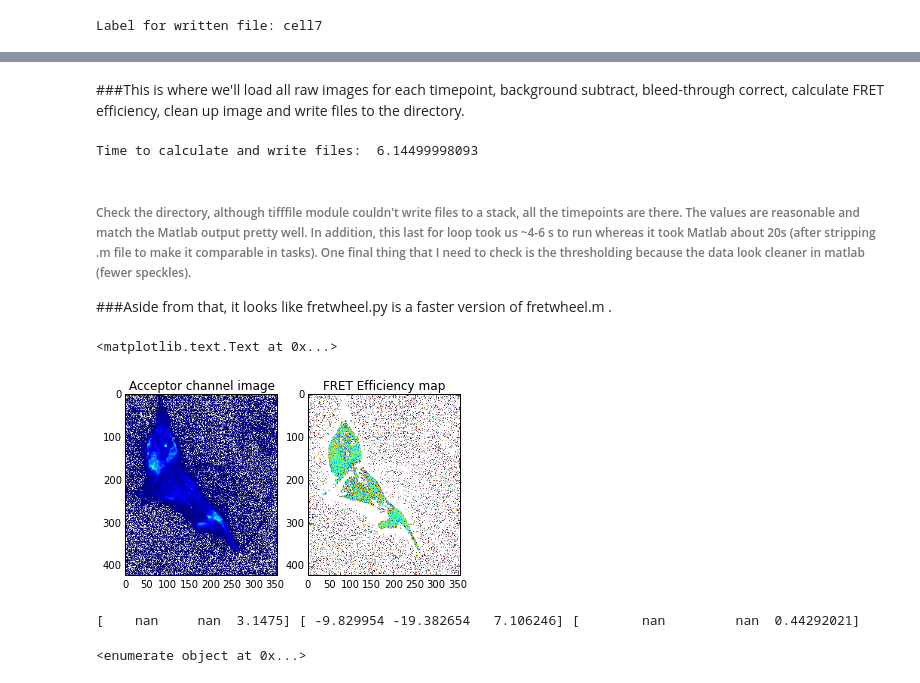
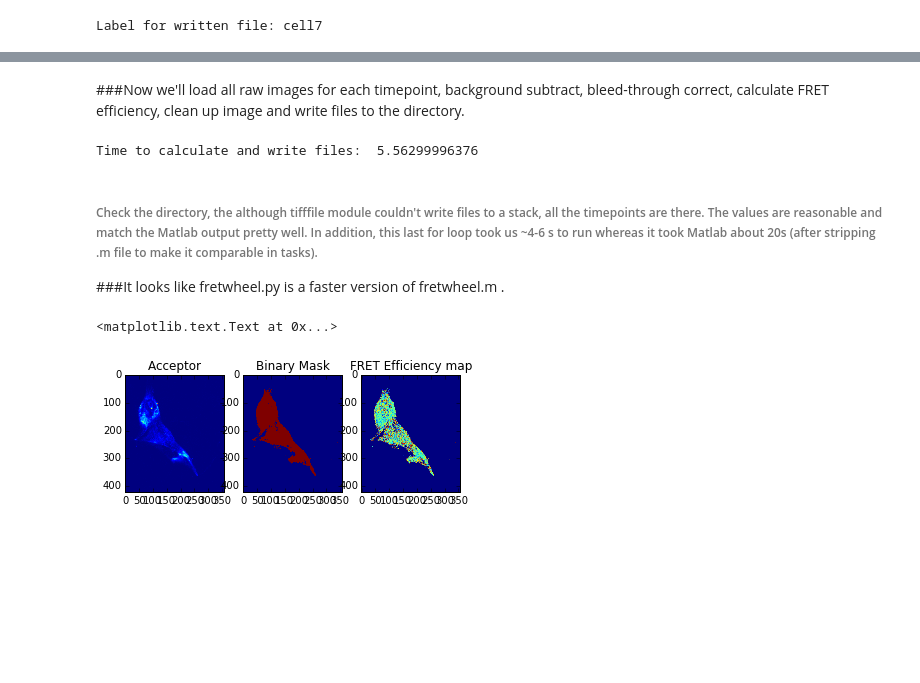
Before and after one commit to ramalldf/bioinformatics, a Jupyter notebook: fretwheel.ipynb, the cells around one changed output, grey strips where cells are left out. Saved outputs shown, nothing was run; the diff lists cells and outputs as text; code cells hidden in the pictures; blank space fills up the shorter version.

Commit message:
Corrected masking to clean up output images

```diff
--- a/fretwheel.ipynb
+++ b/fretwheel.ipynb
@@ -65,13 +64,13 @@ print donorBack, fretBack, acceptorBack#Doublecheck values are reasonable
 btdonor= 0.6072;#40x air updated 1/21/15
 btacceptor= 0.0437
 # %% [markdown]
-###This is where we'll load all raw images for each timepoint, background subtract, bleed-through correct, calculate FRET efficiency, clean up image and write files to the directory.
+###Now we'll load all raw images for each timepoint, background subtract, bleed-through correct, calculate FRET efficiency, clean up image and write files to the directory.
 # %%
 import time
 from tifffile import imsave
 
 t0 = time.time()
-for i in range(0,len(acceptorStack)):#Loop through stack for each channel
+for i in range(0,len(acceptorStack)):#Loop through image stack for each channel
     donor= donorStack[i]
     fret= fretStack[i]
     acceptor= acceptorStack[i]
@@ -91,49 +90,40 @@ for i in range(0,len(acceptorStack)):#Loop through stack for each channel
 
     #Below we calculate FRET efficiency and threshold values by using the acceptor channel image as a reference
     efficiency= 100*(fretcorrected/(fretcorrected+donor));
-    acceptorMask= acceptor<200#Threshold
-    maskEff= efficiency#Initialize masked matrix
-    maskEff[acceptorMask]= float('nan')#At acceptorMask indices where intensity<threshold, turn to nan
+    acceptorMask= acceptor>100#Threshold, results in boolean matrix
+    maskEff= efficiency*acceptorMask#Anything
+    #maskEff[acceptorMask]= float('nan')#At acceptorMask indices where intensity<threshold, turn to nan
 
     #This part of the code in Matlab assembled a structure with all parameters
     maskEff2= np.uint16(maskEff)#Convert data back into uint16 format to write a uint16 file
-    imsave('python_writeRedo'+str(i)+'.tif',maskEff2)
+    imsave('python_writeRedo2'+str(i)+'.tif',maskEff2)
 
 t1= time.time()
 total= t1-t0
 print 'Time to calculate and write files: ', total
 # %% [output]
-Time to calculate and write files:  6.14499998093
+Time to calculate and write files:  5.56299996376
 # %% [markdown]
-###### Check the directory, although tifffile module couldn't write files to a stack, all the timepoints are there. The values are reasonable and match the Matlab output pretty well. In addition, this last for loop took us ~4-6 s to run whereas it took Matlab about 20s (after stripping .m file to make it comparable in tasks). One final thing that I need to check is the thresholding because the data look cleaner in matlab (fewer speckles).
+###### Check the directory, the although tifffile module couldn't write files to a stack, all the timepoints are there. The values are reasonable and match the Matlab output pretty well. In addition, this last for loop took us ~4-6 s to run whereas it took Matlab about 20s (after stripping .m file to make it comparable in tasks).
 
-###Aside from that, it looks like fretwheel.py is a faster version of fretwheel.m .
+###It looks like fretwheel.py is a faster version of fretwheel.m .
 # %%
-#Here are sample images of the last timepoint of acceptor channel image vs fret index image
+#Here are sample images of the last timepoint of acceptor channel image vs mask vs fret efficiency image
 
 %matplotlib inline
+plt.subplot(1,3,1)
+plt.imshow(np.uint16(acceptor))
 
-plt.subplot(1,2,1)
-plt.imshow(acceptor)
-
-plt.title('Acceptor channel image')
+plt.title('Acceptor ')
 
 
-plt.subplot(1,2,2)
-plt.imshow(maskEff, vmin= 0, vmax= 75)
+plt.subplot(1,3,2)
+plt.imshow(acceptorMask)
+plt.title('Binary Mask')
+
+plt.subplot(1,3,3)
+plt.imshow(maskEff2, vmin= 0, vmax= 75)
 plt.title('FRET Efficiency map')
 # %% [output]
 <matplotlib.text.Text at 0x...>
-[figure, old version]
+[figure, new version]
-# %%
-a= donor[1][0:3]
-b= fretcorrected[1][0:3]
-print a,b,a/b
-# %% [output]
-[    nan     nan  3.1475] [ -9.829954 -19.382654   7.106246] [        nan         nan  0.44292021]
-# %%
-a= [2,4,5,float('nan'),6,float('nan')]
-b= enumerate(a)
-print b
-# %% [output]
-<enumerate object at 0x...>
```
Also changed, not shown: parts of 14 cells of this notebook.
